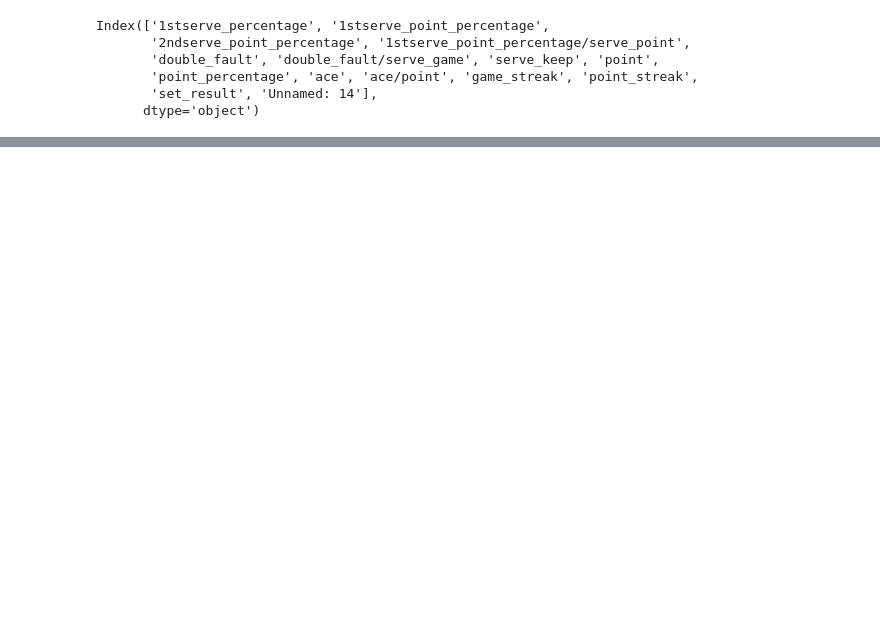
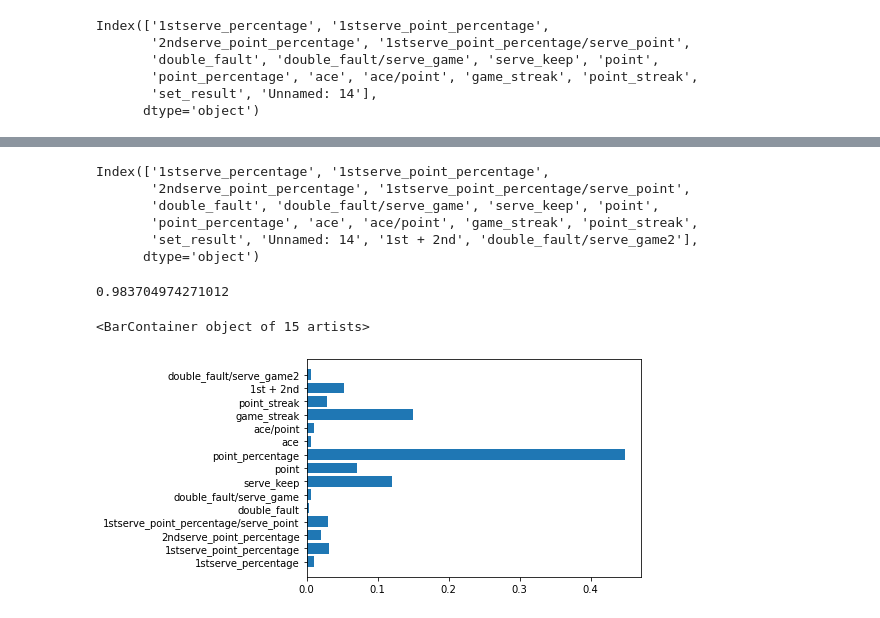
Before and after one commit to tomohitom/Tennis_Game_Analysis, a Jupyter notebook: tennis_stats_analysis/stats_analysis.ipynb, the cells around one changed output, grey strips where cells are left out. Saved outputs shown, nothing was run; the diff lists cells and outputs as text; code cells hidden in the pictures; blank space fills up the shorter version.

```diff
--- a/tennis_stats_analysis/stats_analysis.ipynb
+++ b/tennis_stats_analysis/stats_analysis.ipynb
@@ -179,0 +188,34 @@ model4.score(X4_test, y4_test)
+# %%
+df.columns
+# %% [output]
+Index(['1stserve_percentage', '1stserve_point_percentage',
+       '2ndserve_point_percentage', '1stserve_point_percentage/serve_point',
+       'double_fault', 'double_fault/serve_game', 'serve_keep', 'point',
+       'point_percentage', 'ace', 'ace/point', 'game_streak', 'point_streak',
+       'set_result', 'Unnamed: 14', '1st + 2nd', 'double_fault/serve_game2'],
+      dtype='object')
+# %%
+from sklearn.ensemble import RandomForestClassifier
+from sklearn.metrics import accuracy_score
+
+data_col = ['1stserve_percentage', '1stserve_point_percentage',
+       '2ndserve_point_percentage', '1stserve_point_percentage/serve_point',
+       'double_fault', 'double_fault/serve_game', 'serve_keep', 'point',
+       'point_percentage', 'ace', 'ace/point', 'game_streak', 'point_streak',
+       '1st + 2nd', 'double_fault/serve_game2']
+X5 = df[data_col]
+y2 = df['set_result']
+
+X5_train, X5_test, y5_train, y5_test = train_test_split(X5, y2, test_size=0.2, random_state=0)
+
+model5 = RandomForestClassifier()
+model5.fit(X5_train, y5_train)
+y_pred = model5.predict(X5_test)
+print(accuracy_score(y_pred, y5_test))
+# %% [output]
+0.983704974271012
+# %%
+plt.barh(data_col, model5.feature_importances_)
+# %% [output]
+<BarContainer object of 15 artists>
+[figure, added]
```
Also changed, not shown: parts of 14 cells of this notebook.
